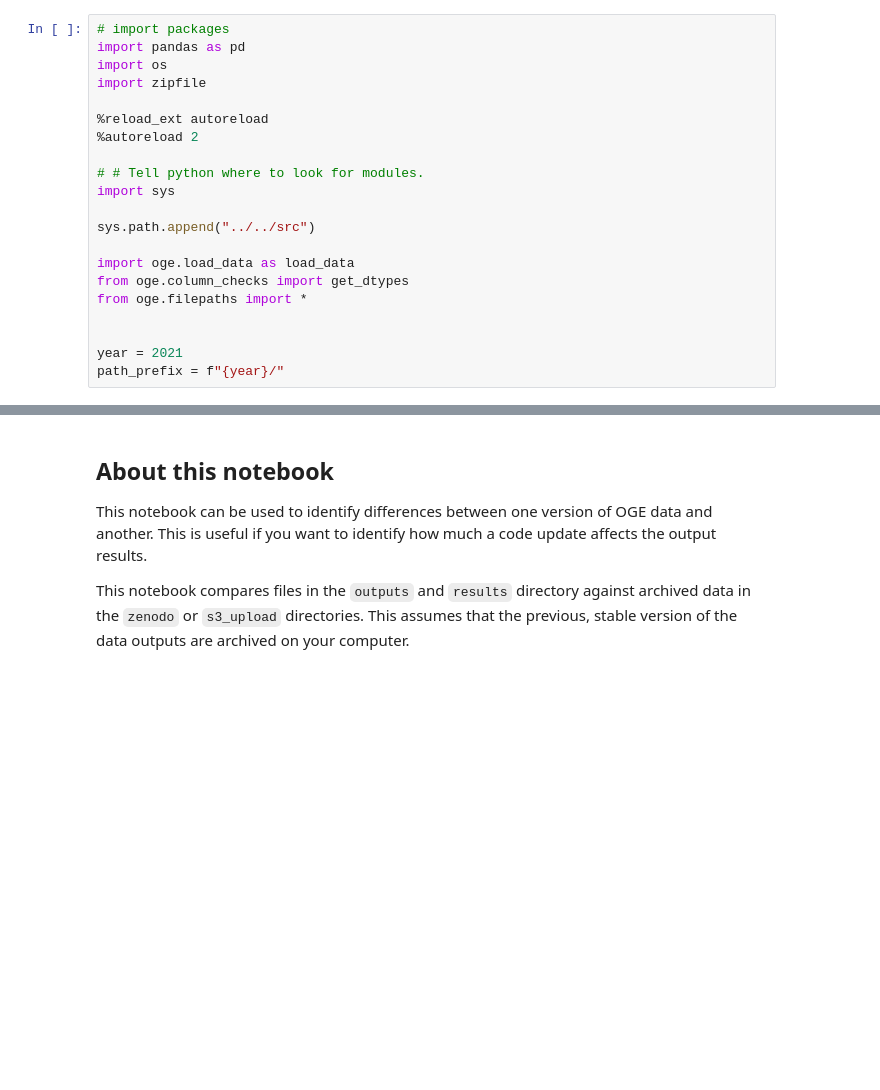
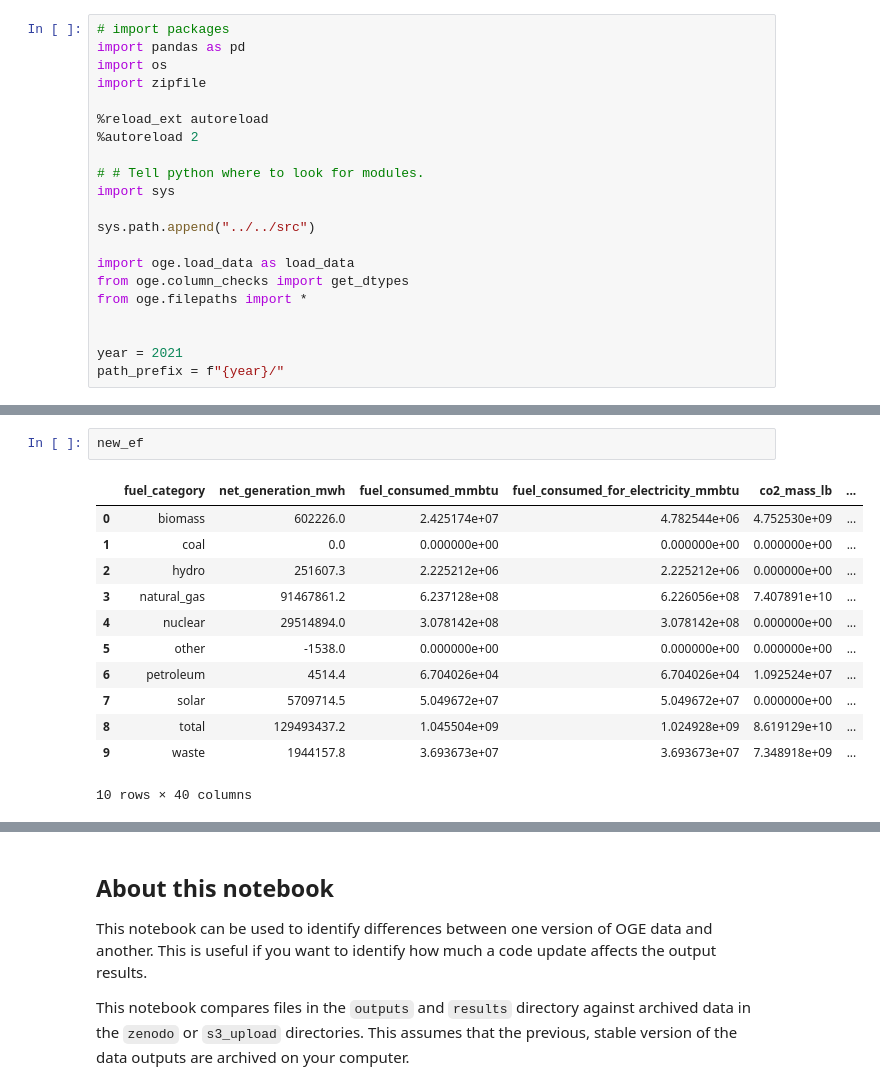
Before and after one commit to singularity-energy/open-grid-emissions, a Jupyter notebook: notebooks/validation/diff_output_versions.ipynb, the cells around one changed output, grey strips where cells are left out. Saved outputs shown, nothing was run; the diff lists cells and outputs as text; blank space fills up the shorter version.

```diff
--- a/notebooks/validation/diff_output_versions.ipynb
+++ b/notebooks/validation/diff_output_versions.ipynb
@@ -21,0 +64,15 @@ path_prefix = f"{year}/"
+# %%
+new_ef
+# %% [output]
+|  | fuel_category | net_generation_mwh | fuel_consumed_mmbtu | fuel_consumed_for_electricity_mmbtu | co2_mass_lb | ... |
+| 0 | biomass | 602226.0 | 2.425174e+07 | 4.782544e+06 | 4.752530e+09 | ... |
+| 1 | coal | 0.0 | 0.000000e+00 | 0.000000e+00 | 0.000000e+00 | ... |
+| 2 | hydro | 251607.3 | 2.225212e+06 | 2.225212e+06 | 0.000000e+00 | ... |
+| 3 | natural_gas | 91467861.2 | 6.237128e+08 | 6.226056e+08 | 7.407891e+10 | ... |
+| 4 | nuclear | 29514894.0 | 3.078142e+08 | 3.078142e+08 | 0.000000e+00 | ... |
+| 5 | other | -1538.0 | 0.000000e+00 | 0.000000e+00 | 0.000000e+00 | ... |
+| 6 | petroleum | 4514.4 | 6.704026e+04 | 6.704026e+04 | 1.092524e+07 | ... |
+| 7 | solar | 5709714.5 | 5.049672e+07 | 5.049672e+07 | 0.000000e+00 | ... |
+| 8 | total | 129493437.2 | 1.045504e+09 | 1.024928e+09 | 8.619129e+10 | ... |
+| 9 | waste | 1944157.8 | 3.693673e+07 | 3.693673e+07 | 7.348918e+09 | ... |
+10 rows × 40 columns
```
Also changed, not shown: parts of 7 cells of this notebook, 1 other file.
